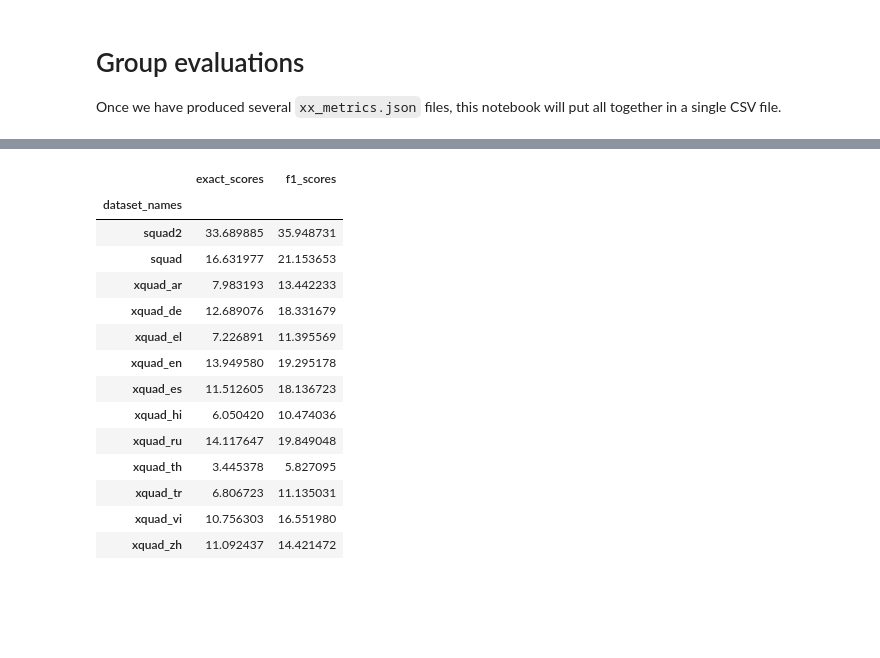
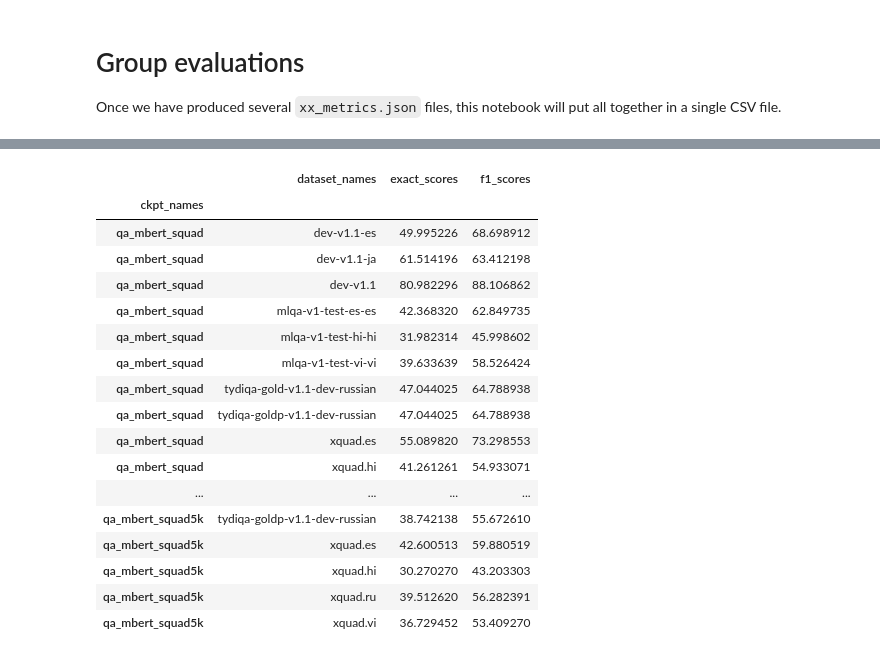
Before and after one commit to DimasDMM/synthetic-qa, a Jupyter notebook: notebooks/Group evaluations.ipynb, the cells around one changed output, grey strips where cells are left out. Drawn from its saved outputs; the diff is of its cells as text; code cells hidden in the pictures; blank space fills up the shorter version.

```diff
--- a/notebooks/Group evaluations.ipynb
+++ b/notebooks/Group evaluations.ipynb
@@ -9,28 +9,28 @@ import os
 import pandas as pd
 import re
 # %%
-def group_metrics(ckpt_name):
+def group_metrics(ckpt_names):
     df = {
+        'ckpt_names': [],
         'dataset_names': [],
         'exact_scores': [],
         'f1_scores': [],
     }
 
-    input_path = '../artifacts/%s/predictions/' % ckpt_name
-    output_file = '../artifacts/%s/predictions/all_metrics.csv' % ckpt_name
+    for ckpt_name in ckpt_names:
+        input_path = '../artifacts/predictions_normal/%s/' % ckpt_name
 
-    files = glob.glob('%s*_metrics.json' % input_path)
-    for file in files:
-        filename = os.path.basename(file)
-        dataset_name = re.sub(r'_metrics.json', '', filename)
-        with open(file, 'r') as fp:
-            scores = json.load(fp)
+        files = glob.glob('%s*_metrics.json' % input_path)
+        for file in files:
+            filename = os.path.basename(file)
+            dataset_name = re.sub(r'_metrics.json', '', filename)
+            with open(file, 'r') as fp:
+                scores = json.load(fp)
 
-        df['dataset_names'].append(dataset_name)
-        df['exact_scores'].append(scores['exact'])
-        df['f1_scores'].append(scores['f1'])
+            df['ckpt_names'].append(ckpt_name)
+            df['dataset_names'].append(dataset_name)
+            df['exact_scores'].append(scores['exact'])
+            df['f1_scores'].append(scores['f1'])
 
-    df = pd.DataFrame.from_dict(df).set_index('dataset_names')
-    df.to_csv(output_file)
-
+    df = pd.DataFrame.from_dict(df).set_index('ckpt_names')
     return df
@@ -55,18 +37,22 @@ group_metrics('qa_squad2')
-# %%
-group_metrics('qa_synthetic')
-# %% [output]
-|  | exact_scores | f1_scores |
-| dataset_names |  |  |
-| squad2 | 33.689885 | 35.948731 |
-| squad | 16.631977 | 21.153653 |
-| xquad_ar | 7.983193 | 13.442233 |
-| xquad_de | 12.689076 | 18.331679 |
-| xquad_el | 7.226891 | 11.395569 |
-| xquad_en | 13.949580 | 19.295178 |
-| xquad_es | 11.512605 | 18.136723 |
-| xquad_hi | 6.050420 | 10.474036 |
-| xquad_ru | 14.117647 | 19.849048 |
-| xquad_th | 3.445378 | 5.827095 |
-| xquad_tr | 6.806723 | 11.135031 |
-| xquad_vi | 10.756303 | 16.551980 |
-| xquad_zh | 11.092437 | 14.421472 |
+# %%
+ckpt_names = ['qa_mbert_squad', 'qa_mbert_squad5k']
+group_metrics(ckpt_names)
+# %% [output]
+|  | dataset_names | exact_scores | f1_scores |
+| ckpt_names |  |  |  |
+| qa_mbert_squad | dev-v1.1-es | 49.995226 | 68.698912 |
+| qa_mbert_squad | dev-v1.1-ja | 61.514196 | 63.412198 |
+| qa_mbert_squad | dev-v1.1 | 80.982296 | 88.106862 |
+| qa_mbert_squad | mlqa-v1-test-es-es | 42.368320 | 62.849735 |
+| qa_mbert_squad | mlqa-v1-test-hi-hi | 31.982314 | 45.998602 |
+| qa_mbert_squad | mlqa-v1-test-vi-vi | 39.633639 | 58.526424 |
+| qa_mbert_squad | tydiqa-gold-v1.1-dev-russian | 47.044025 | 64.788938 |
+| qa_mbert_squad | tydiqa-goldp-v1.1-dev-russian | 47.044025 | 64.788938 |
+| qa_mbert_squad | xquad.es | 55.089820 | 73.298553 |
+| qa_mbert_squad | xquad.hi | 41.261261 | 54.933071 |
+| ... | ... | ... | ... |
+| qa_mbert_squad5k | tydiqa-goldp-v1.1-dev-russian | 38.742138 | 55.672610 |
+| qa_mbert_squad5k | xquad.es | 42.600513 | 59.880519 |
+| qa_mbert_squad5k | xquad.hi | 30.270270 | 43.203303 |
+| qa_mbert_squad5k | xquad.ru | 39.512620 | 56.282391 |
+| qa_mbert_squad5k | xquad.vi | 36.729452 | 53.409270 |
```
Also changed, not shown: parts of 15 cells of this notebook, 2 other files.
